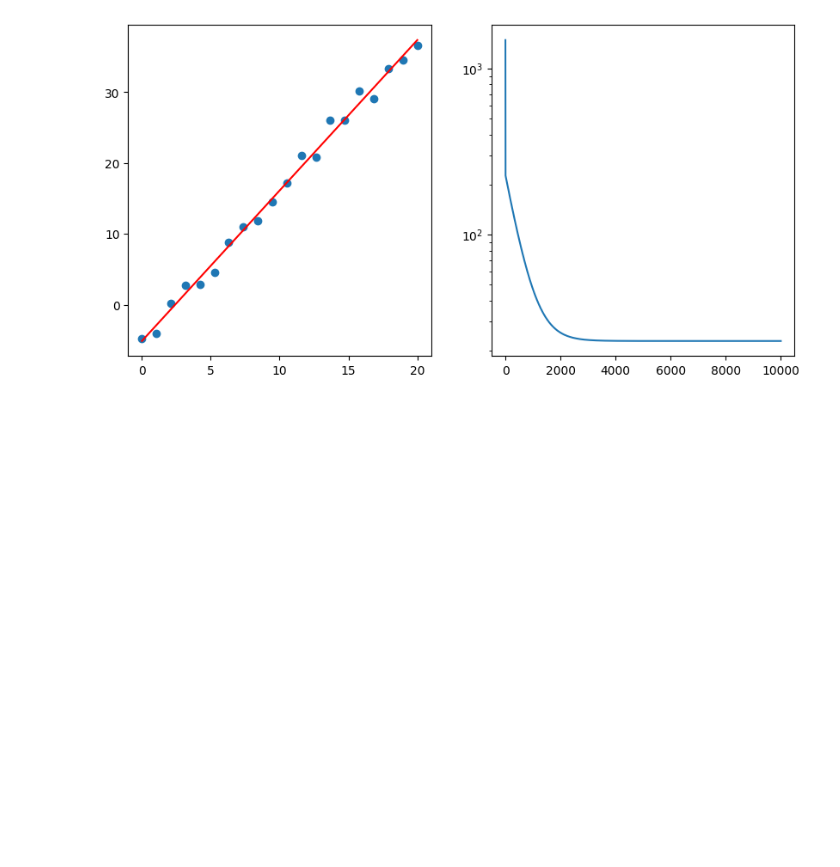
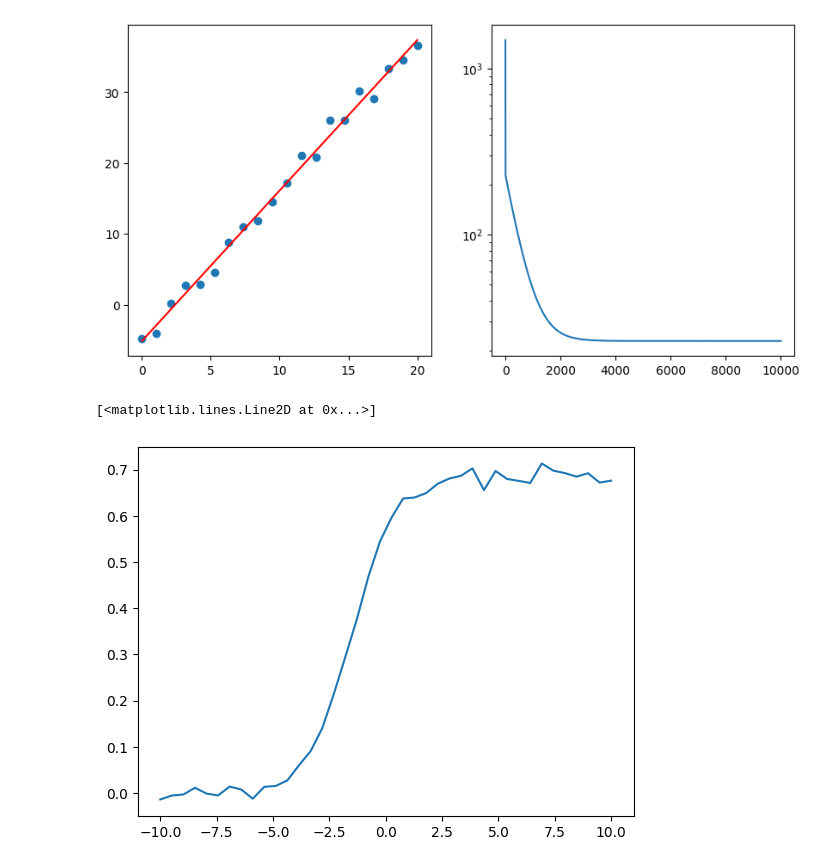
Before and after one commit to asegura4488/MetodosComputacionales2026, a Jupyter notebook: Semana11/RegresionLinealDescenso.ipynb, the cells around one changed output. Saved outputs shown, nothing was run; the diff lists cells and outputs as text; code cells hidden in the pictures; blank space fills up the shorter version.

```diff
--- a/Semana11/RegresionLinealDescenso.ipynb
+++ b/Semana11/RegresionLinealDescenso.ipynb
@@ -115,3 +115,16 @@ ax1.plot(historychi)
 ax1.set_yscale('log')
 # %% [output]
 [figure]
+# %%
+def f(x,p):
+  return p[0]/(p[1]+np.exp(-p[2]*x))
+# %%
+p =np.array([3.1,4.5,1])
+x = np.linspace(-10,10,40)
+y = f(x,p)
+y += np.random.normal(0,0.01,len(x))
+# %%
+plt.plot(x,y)
+# %% [output]
+[<matplotlib.lines.Line2D at 0x...>]
+[figure, added]
```
Also changed, not shown: parts of 2 cells of this notebook.
